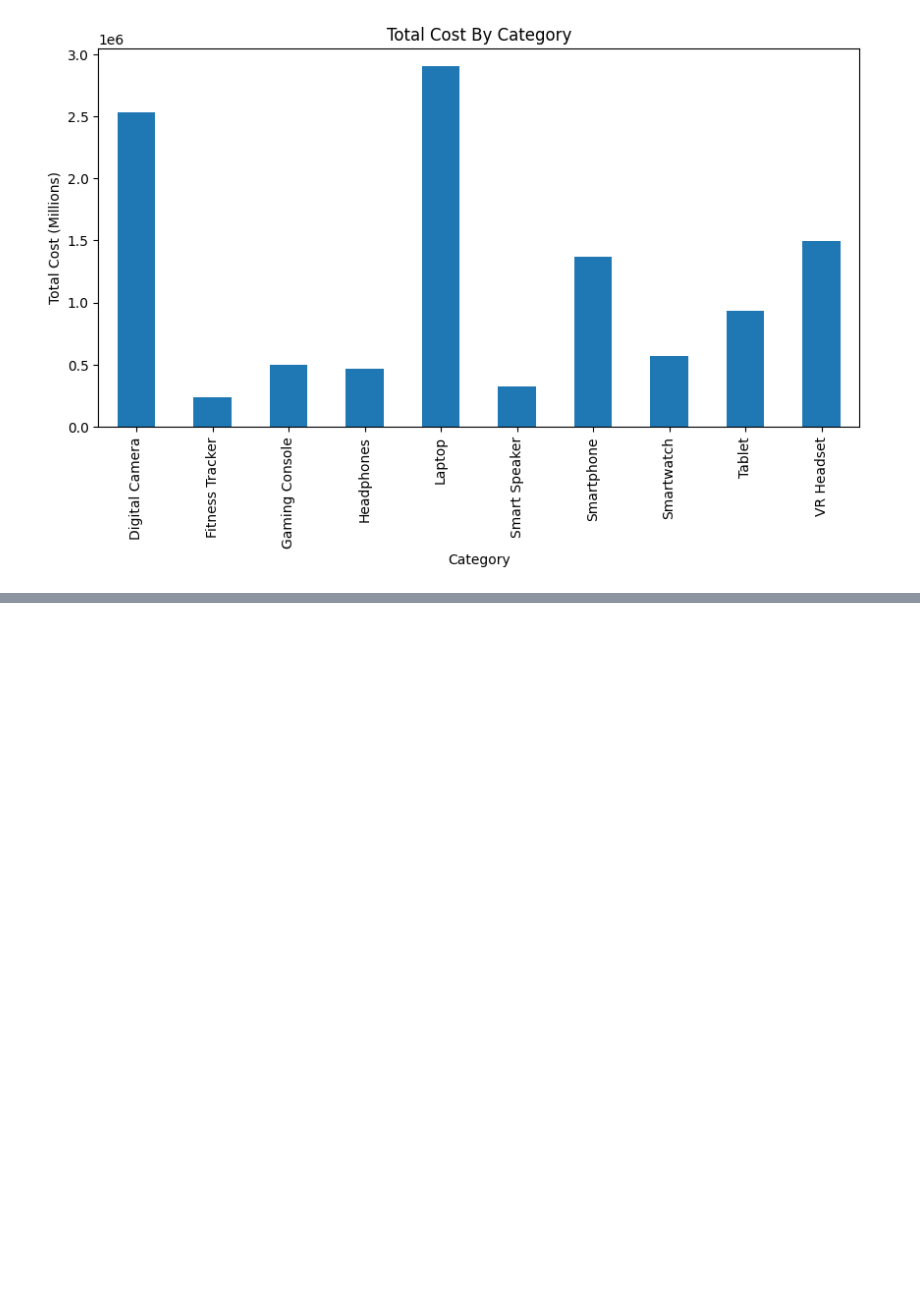
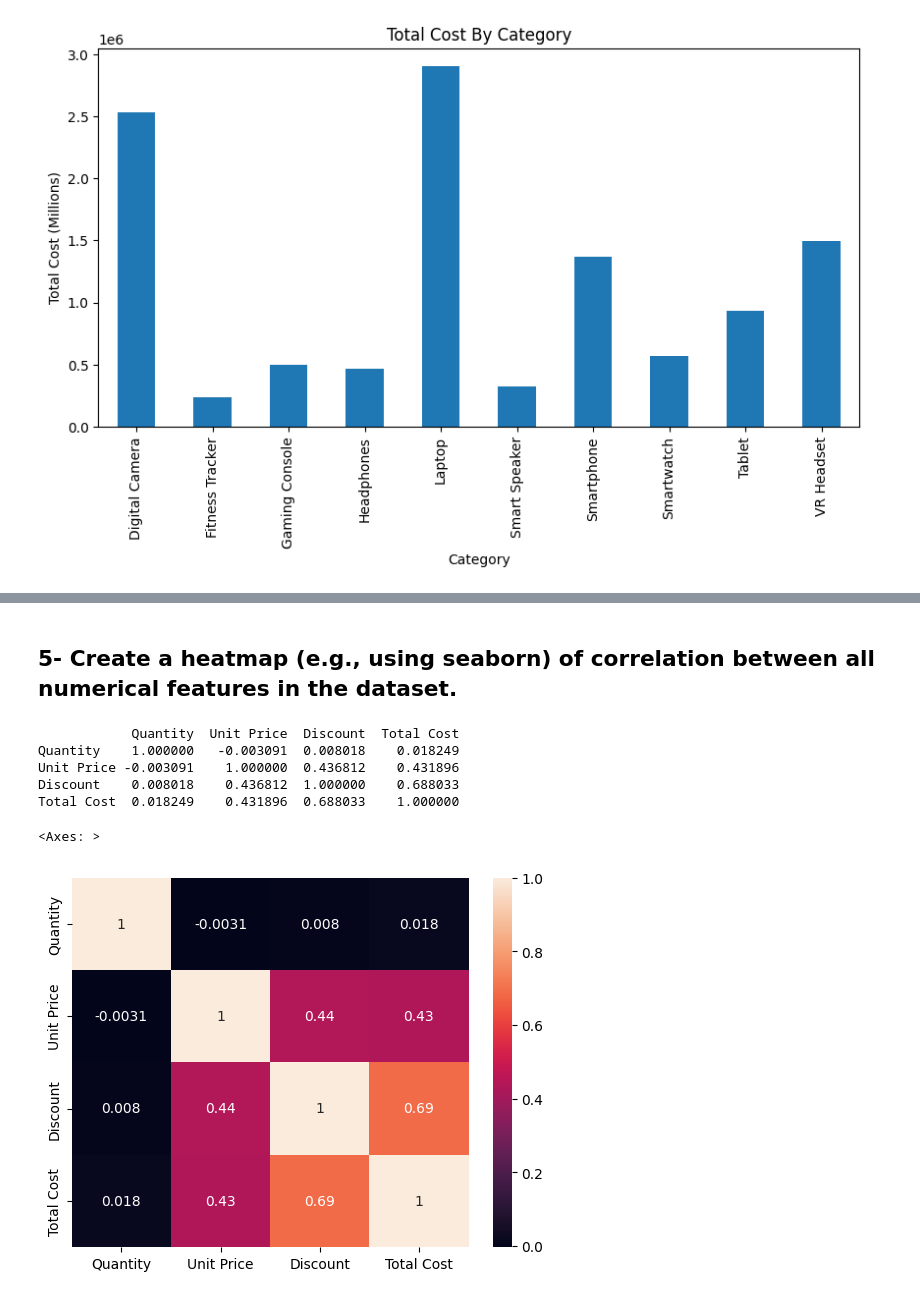
Before and after one commit to NooRMaseR/data_analysis_tutorial, a Jupyter notebook: ai_data_analysis_tests.ipynb, the cells around one changed output, grey strips where cells are left out. Drawn from its saved outputs; the diff is of its cells as text; code cells hidden in the pictures; blank space fills up the shorter version.

```diff
--- a/ai_data_analysis_tests.ipynb
+++ b/ai_data_analysis_tests.ipynb
@@ -125,0 +365,16 @@ df.groupby('Category')['Total Cost'].sum().plot(kind='bar', x="Category", y="Tot
+# %% [markdown]
+## 5- Create a heatmap (e.g., using seaborn) of correlation between all numerical features in the dataset.
+# %%
+import seaborn as sns
+
+cr = df[['Quantity' , 'Unit Price', 'Discount','Total Cost']].corr()
+print(cr)
+sns.heatmap(cr, annot=True)
+# %% [output]
+            Quantity  Unit Price  Discount  Total Cost
+Quantity    1.000000   -0.003091  0.008018    0.018249
+Unit Price -0.003091    1.000000  0.436812    0.431896
+Discount    0.008018    0.436812  1.000000    0.688033
+Total Cost  0.018249    0.431896  0.688033    1.000000
+<Axes: >
+[figure, added]
```
Also changed, not shown: parts of 65 cells of this notebook, 2 other files.
